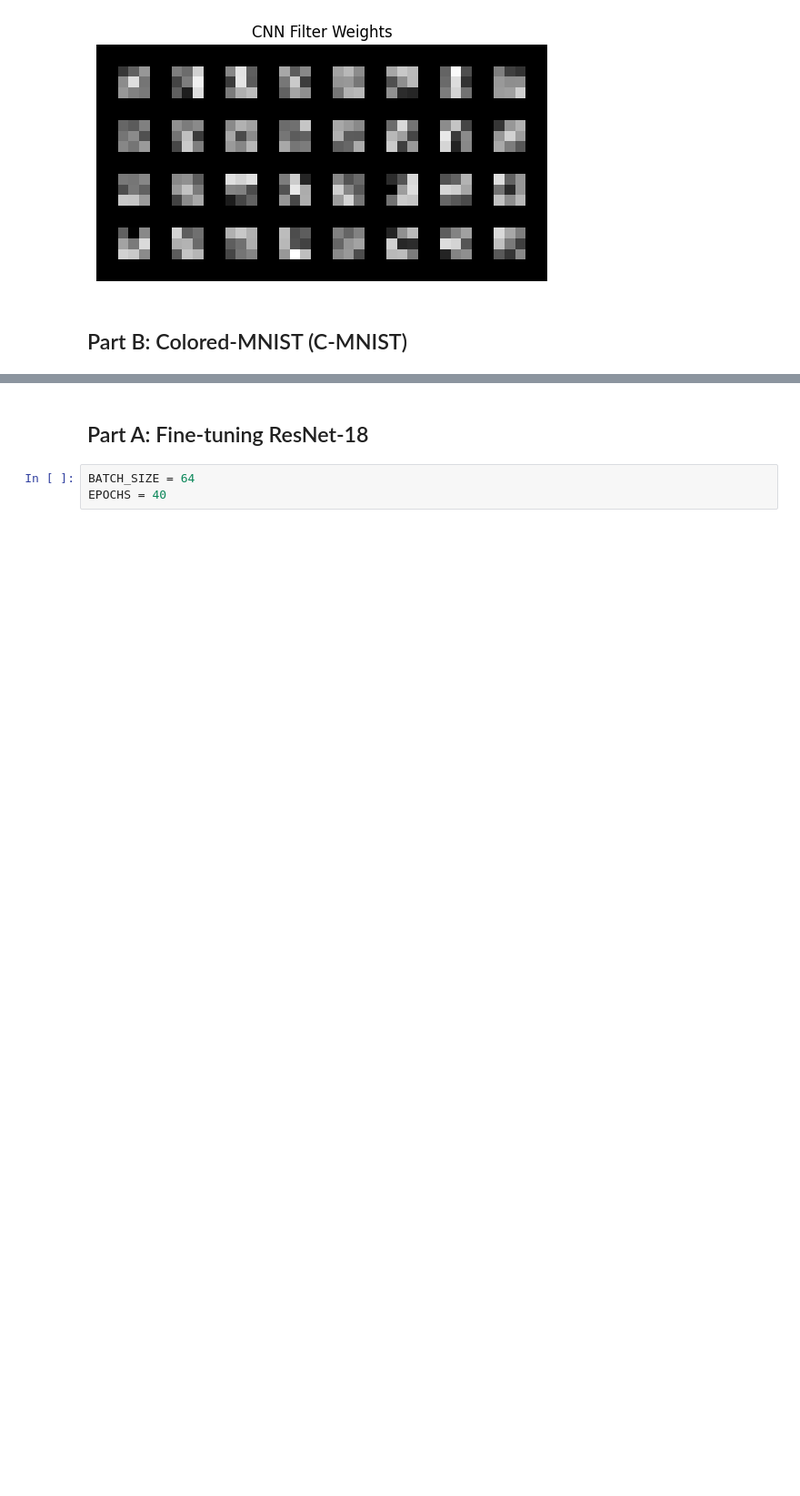
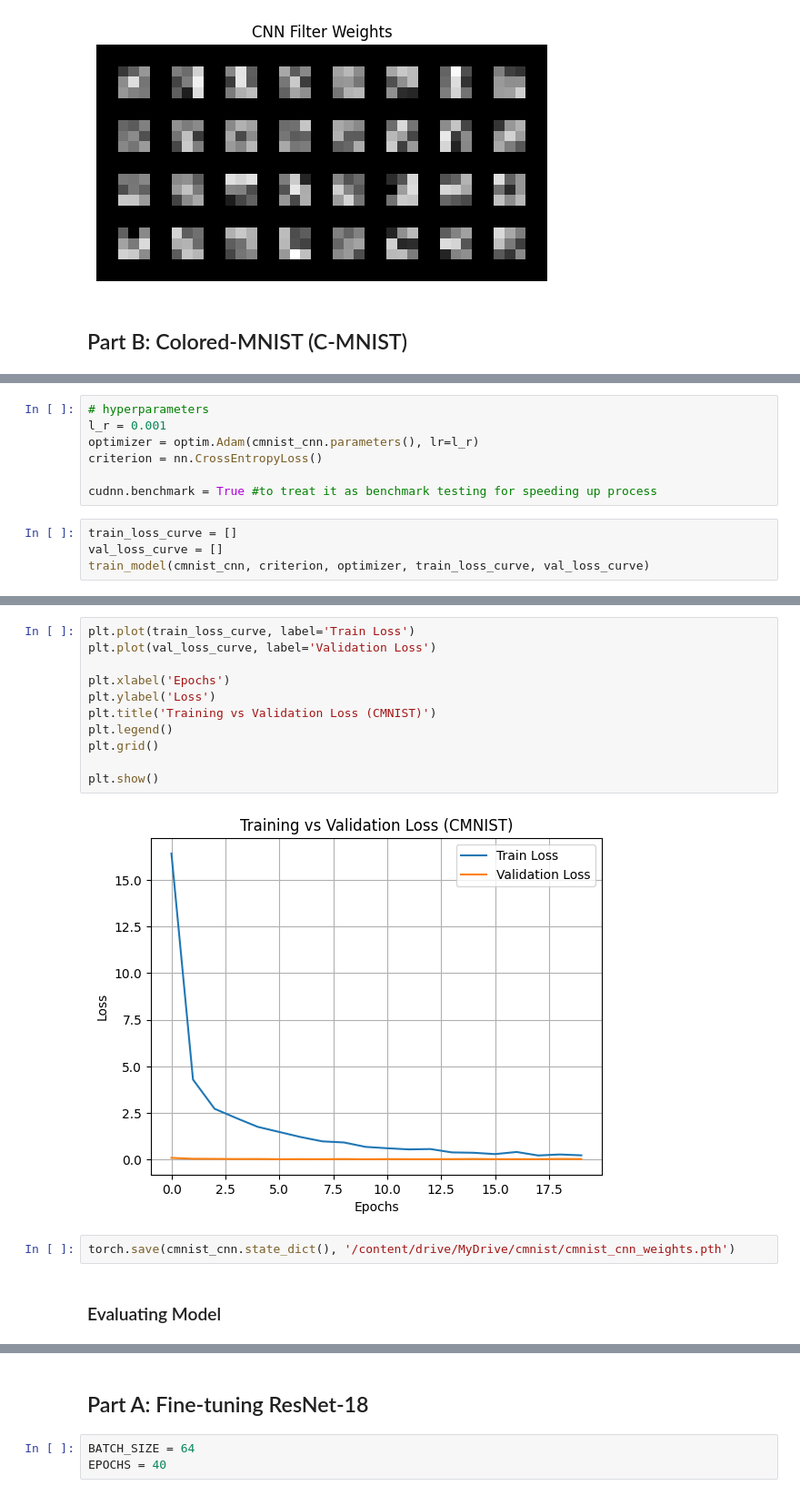
Before and after one commit to ZainabIftikhar1204/DL_Assg3, a Jupyter notebook: DL_Assg3.ipynb, the cells around one changed output, grey strips where cells are left out. Shown at 91% size. Cells and saved outputs as stored; diff of their text form; blank space fills up the shorter version.

```diff
--- a/DL_Assg3.ipynb
+++ b/DL_Assg3.ipynb
@@ -288,0 +366,11 @@ plt.show()
+# %%
+# hyperparameters
+l_r = 0.001
+optimizer = optim.Adam(cmnist_cnn.parameters(), lr=l_r)
+criterion = nn.CrossEntropyLoss()
+
+cudnn.benchmark = True #to treat it as benchmark testing for speeding up process
+# %%
+train_loss_curve = []
+val_loss_curve = []
+train_model(cmnist_cnn, criterion, optimizer, train_loss_curve, val_loss_curve)
@@ -288,0 +513,17 @@ plt.show()
+# %%
+plt.plot(train_loss_curve, label='Train Loss')
+plt.plot(val_loss_curve, label='Validation Loss')
+
+plt.xlabel('Epochs')
+plt.ylabel('Loss')
+plt.title('Training vs Validation Loss (CMNIST)')
+plt.legend()
+plt.grid()
+
+plt.show()
+# %% [output]
+[figure, added]
+# %%
+torch.save(cmnist_cnn.state_dict(), '/content/drive/MyDrive/cmnist/cmnist_cnn_weights.pth')
+# %% [markdown]
+### Evaluating Model
```
Also changed, not shown: parts of 25 cells of this notebook.
